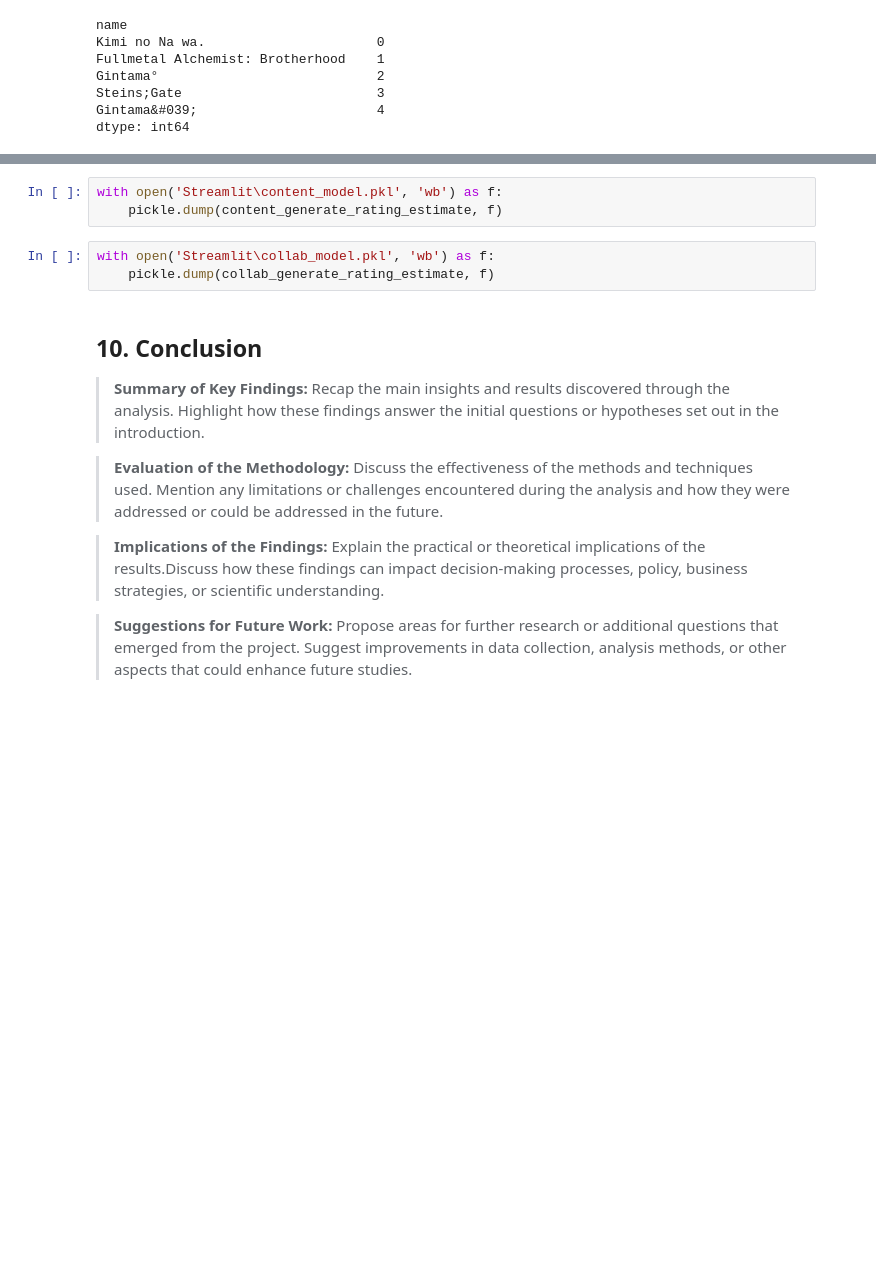
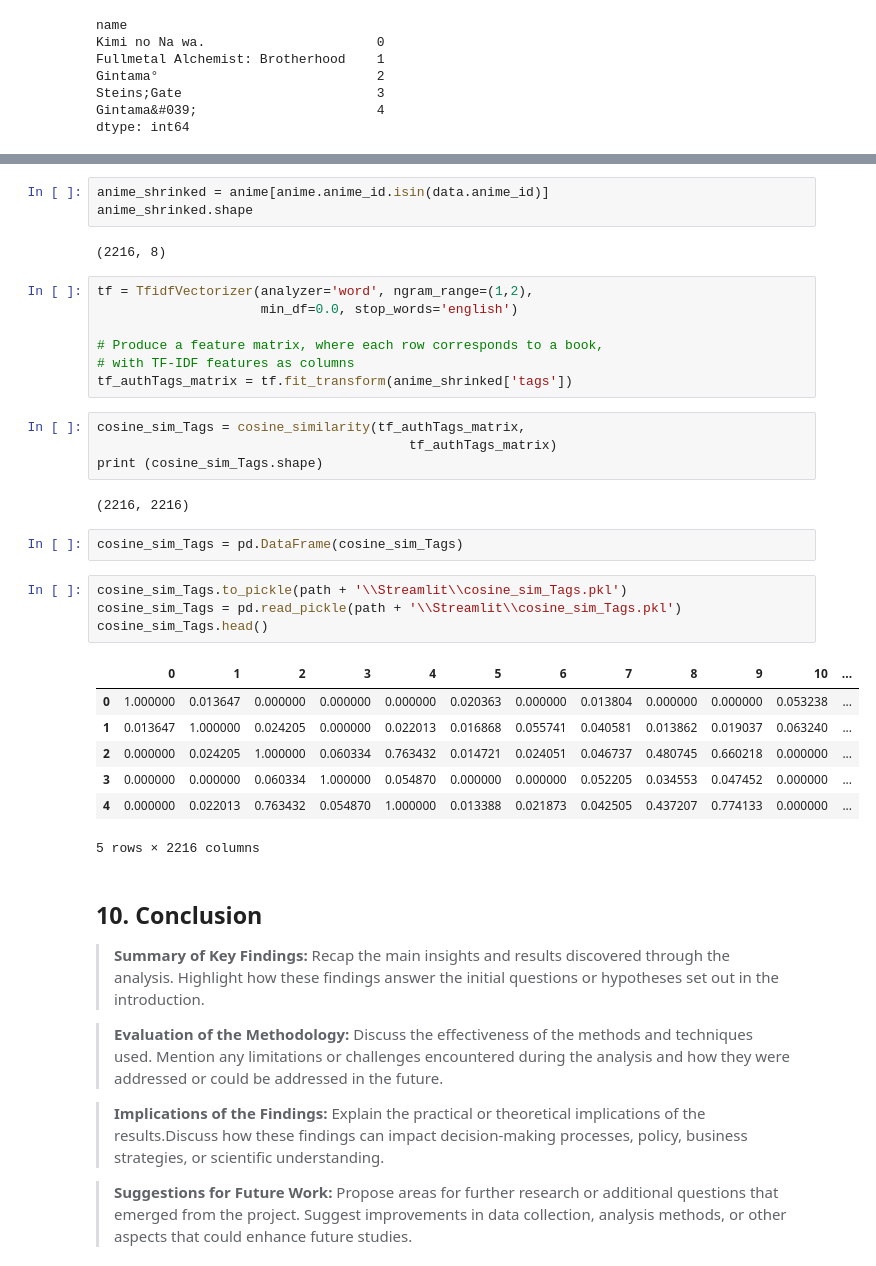
Before and after one commit to VuyiswaK/2401_PTDS-Unsupervised-Learning, a Jupyter notebook: Notebook.ipynb, the cells around one changed output, grey strips where cells are left out. Cells and saved outputs as stored; diff of their text form; blank space fills up the shorter version.

Commit message:
added functions as pickles

```diff
--- a/Notebook.ipynb
+++ b/Notebook.ipynb
@@ -874,9 +895,35 @@ dtype: int64
+# %%
+anime_shrinked = anime[anime.anime_id.isin(data.anime_id)]
+anime_shrinked.shape
+# %% [output]
+(2216, 8)
 # %%
-with open('Streamlit\content_model.pkl', 'wb') as f:
-    pickle.dump(content_generate_rating_estimate, f)
+tf = TfidfVectorizer(analyzer='word', ngram_range=(1,2),
+                     min_df=0.0, stop_words='english')
+
+# Produce a feature matrix, where each row corresponds to a book,
+# with TF-IDF features as columns
+tf_authTags_matrix = tf.fit_transform(anime_shrinked['tags'])
-# %%
-with open('Streamlit\collab_model.pkl', 'wb') as f:
-    pickle.dump(collab_generate_rating_estimate, f)
+# %%
+cosine_sim_Tags = cosine_similarity(tf_authTags_matrix,
+                                        tf_authTags_matrix)
+print (cosine_sim_Tags.shape)
+# %% [output]
+(2216, 2216)
+# %%
+cosine_sim_Tags = pd.DataFrame(cosine_sim_Tags)
+# %%
+cosine_sim_Tags.to_pickle(path + '\\Streamlit\\cosine_sim_Tags.pkl')
+cosine_sim_Tags = pd.read_pickle(path + '\\Streamlit\\cosine_sim_Tags.pkl')
+cosine_sim_Tags.head()
+# %% [output]
+|  | 0 | 1 | 2 | 3 | 4 | 5 | 6 | 7 | 8 | 9 | 10 | ... |
+| 0 | 1.000000 | 0.013647 | 0.000000 | 0.000000 | 0.000000 | 0.020363 | 0.000000 | 0.013804 | 0.000000 | 0.000000 | 0.053238 | ... |
+| 1 | 0.013647 | 1.000000 | 0.024205 | 0.000000 | 0.022013 | 0.016868 | 0.055741 | 0.040581 | 0.013862 | 0.019037 | 0.063240 | ... |
+| 2 | 0.000000 | 0.024205 | 1.000000 | 0.060334 | 0.763432 | 0.014721 | 0.024051 | 0.046737 | 0.480745 | 0.660218 | 0.000000 | ... |
+| 3 | 0.000000 | 0.000000 | 0.060334 | 1.000000 | 0.054870 | 0.000000 | 0.000000 | 0.052205 | 0.034553 | 0.047452 | 0.000000 | ... |
+| 4 | 0.000000 | 0.022013 | 0.763432 | 0.054870 | 1.000000 | 0.013388 | 0.021873 | 0.042505 | 0.437207 | 0.774133 | 0.000000 | ... |
+5 rows × 2216 columns
 # %% [markdown]
 ## 10. Conclusion <a class="anchor" id="chapter10"></a>
 
```
Also changed, not shown: parts of 2 cells of this notebook, 2 other files.
